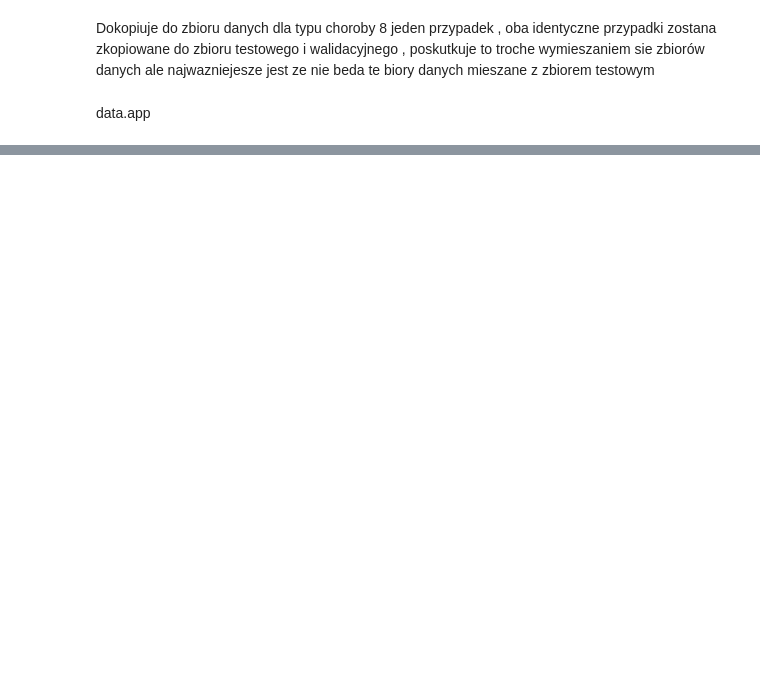
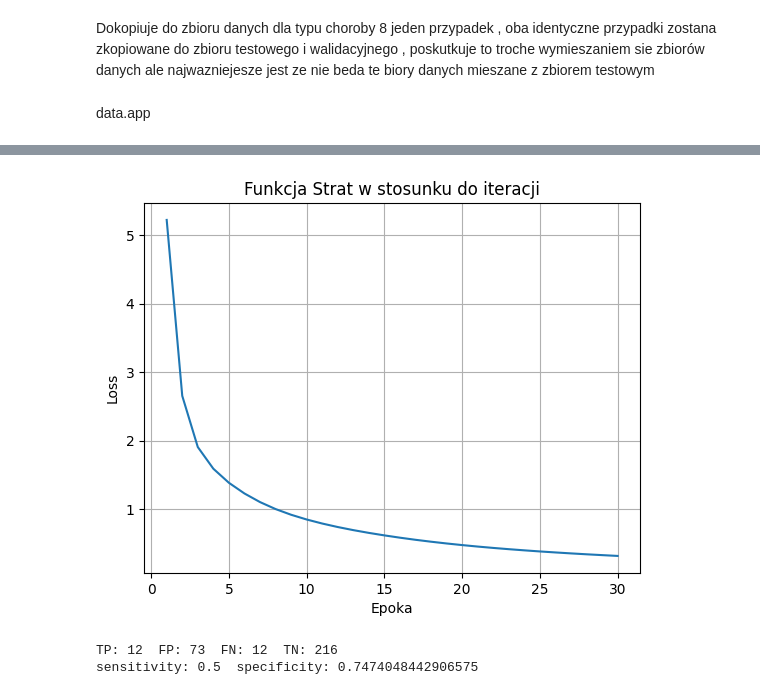
Before and after one commit to DawidGurdzinski2/Simple_Neural_Network, a Jupyter notebook: data_processing.ipynb, the cells around one changed output, grey strips where cells are left out. Drawn from its saved outputs; the diff is of its cells as text; code cells hidden in the pictures; blank space fills up the shorter version.

```diff
--- a/data_processing.ipynb
+++ b/data_processing.ipynb
@@ -1116,0 +1128,4 @@ ZASTOSOWANIE FUNKCJI RELU I SOFTMAX I CROSSENTROPI I LINNIOWEGO MODELU SIECI
+# %%
+if dataset_train[-1].shape[0]!=batch_size:
+    dataset_train=dataset_train[:-1]
+    train_labels=train_labels[:-1]
@@ -1116,0 +1138,33 @@ ZASTOSOWANIE FUNKCJI RELU I SOFTMAX I CROSSENTROPI I LINNIOWEGO MODELU SIECI
+# %%
+
+hidden_size_1=400
+hidden_size_2=200
+output_size=13
+
+Lin1=Net.Linear(len(dataset_train[0].columns),hidden_size_1)
+fn_1=Net.Relu()
+
+Lin2=Net.Linear(hidden_size_1,output_size)
+
+fn_soft=Net.Softmax()
+Loss_fn=Net.CrossEntropyLoss()
+optimizer=Net.Optimizer_Adam(learning_rate=0.001)
+# %%
+def test_net(dataset,labels):
+    accuracy=0
+    count=0
+    loss=0
+    count2=0
+    for i ,(batch,label) in enumerate(zip(dataset,labels)):
+        batch=np.array(batch)
+        label=np.array(label.astype(int))
+        x=Lin1.forward(batch)
+        x=fn_1.forward(x)
+        x=Lin2.forward(x)
+        x=fn_soft.forward(x)
+        loss+=Loss_fn.forward(x,label-1)
+        predictions = np.argmax(x, axis=1)
+        accuracy += np.sum(predictions==(label-1))
+        count+=(batch_size)
+        count2+=1
+    print('acc: '+str(accuracy/count)+'loss: '+str(loss/count2))
@@ -1116,0 +1234,9 @@ ZASTOSOWANIE FUNKCJI RELU I SOFTMAX I CROSSENTROPI I LINNIOWEGO MODELU SIECI
+# %%
+
+plt.plot(np.linspace(1,num_epoch,num_epoch),Avgloss)
+plt.xlabel("Epoka")
+plt.ylabel("Loss")
+plt.title("Funkcja Strat w stosunku do iteracji")
+plt.grid(True)
+# %% [output]
+[figure, added]
@@ -1116,0 +1275,5 @@ ZASTOSOWANIE FUNKCJI RELU I SOFTMAX I CROSSENTROPI I LINNIOWEGO MODELU SIECI
+# %%
+CrossTable(dataset_test,test_labels)
+# %% [output]
+TP: 12  FP: 73  FN: 12  TN: 216
+sensitivity: 0.5  specificity: 0.7474048442906575
```
Also changed, not shown: parts of 14 cells of this notebook, 3 other files.
